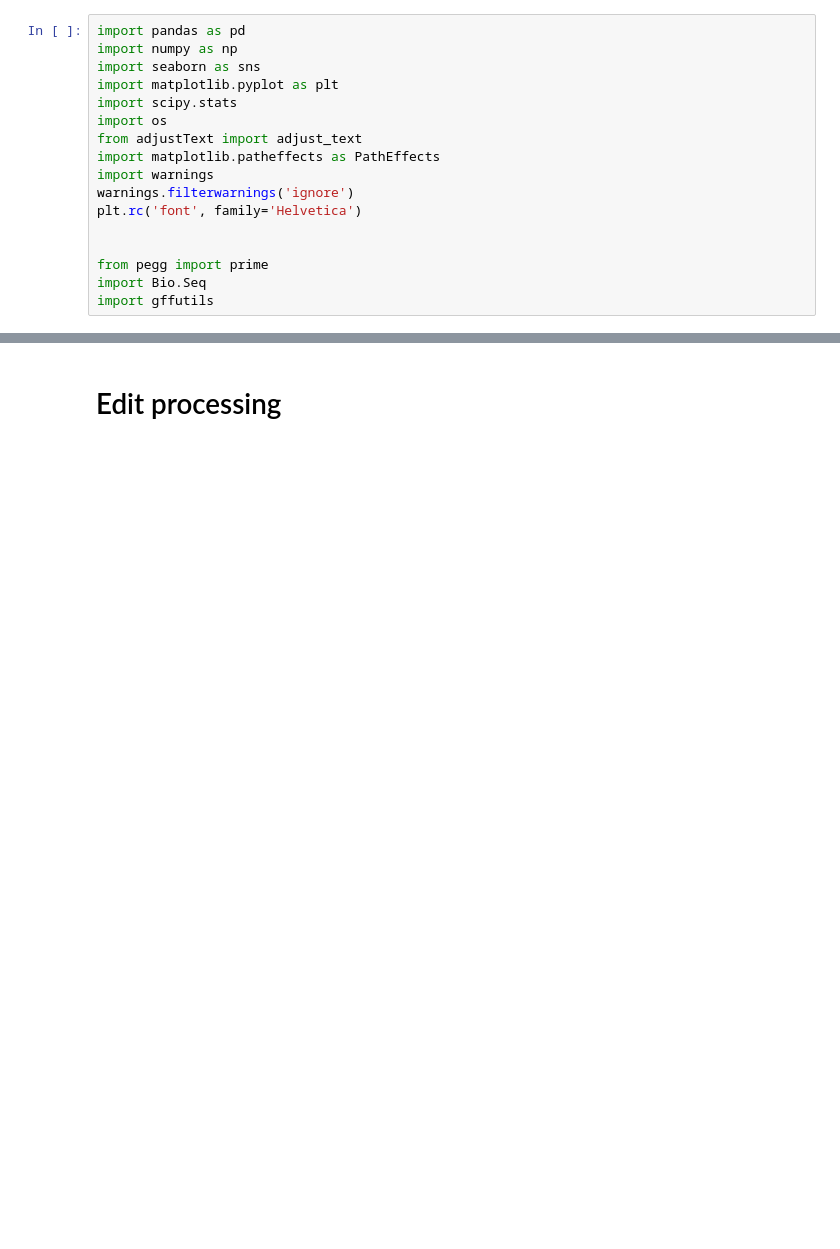
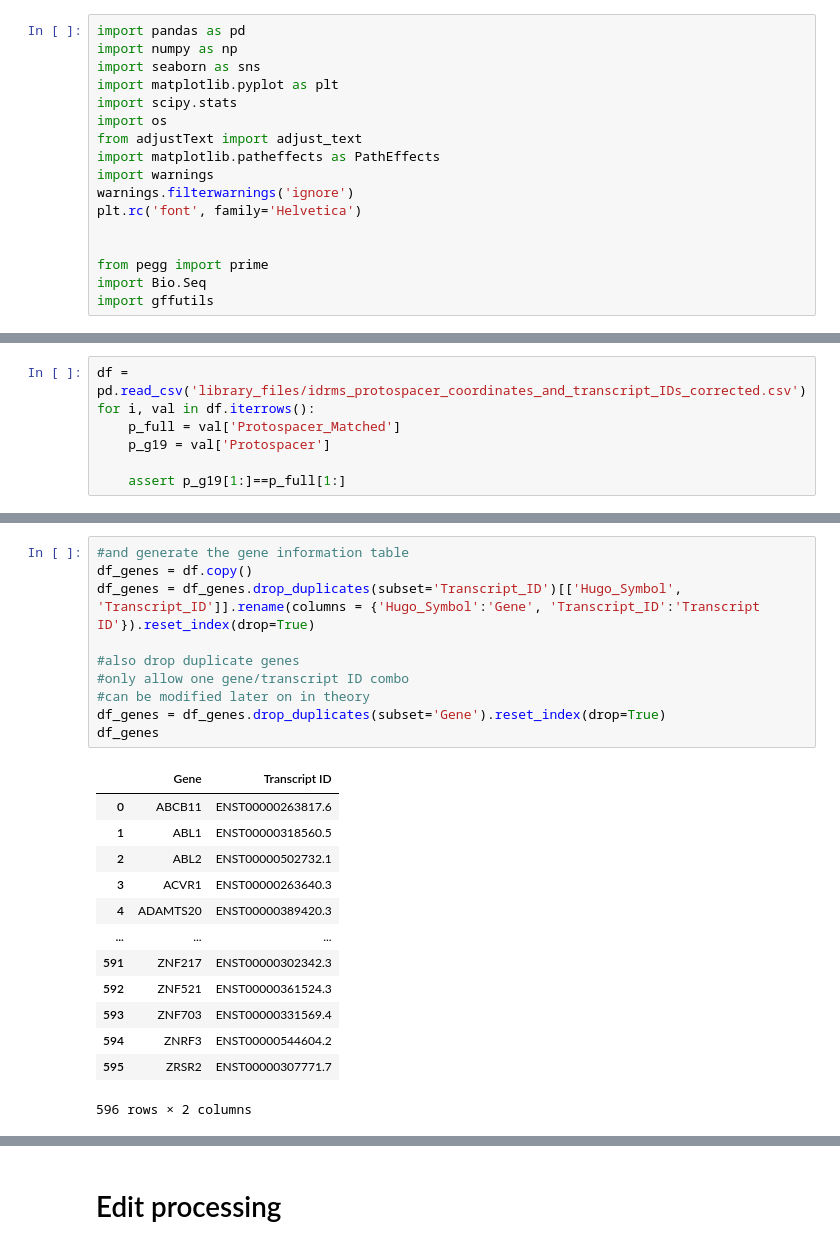
Before and after one commit to samgould2/sensor-analysis-protein-effects, a Jupyter notebook: sensor_HGVSp_pipeline.ipynb, the cells around one changed output, grey strips where cells are left out. Saved outputs shown, nothing was run; the diff lists cells and outputs as text; blank space fills up the shorter version.

```diff
--- a/sensor_HGVSp_pipeline.ipynb
+++ b/sensor_HGVSp_pipeline.ipynb
@@ -52,0 +65,7 @@ def tx_processor(tx):
+# %%
+df = pd.read_csv('library_files/idrms_protospacer_coordinates_and_transcript_IDs_corrected.csv')
+for i, val in df.iterrows():
+    p_full = val['Protospacer_Matched']
+    p_g19 = val['Protospacer']
+
+    assert p_g19[1:]==p_full[1:]
@@ -53 +96,25 @@ def tx_processor(tx):
+# %%
+#and generate the gene information table
+df_genes = df.copy()
+df_genes = df_genes.drop_duplicates(subset='Transcript_ID')[['Hugo_Symbol', 'Transcript_ID']].rename(columns = {'Hugo_Symbol':'Gene', 'Transcript_ID':'Transcript ID'}).reset_index(drop=True)
+
+#also drop duplicate genes
+#only allow one gene/transcript ID combo
+#can be modified later on in theory
+df_genes = df_genes.drop_duplicates(subset='Gene').reset_index(drop=True)
+df_genes
+# %% [output]
+|  | Gene | Transcript ID |
+| 0 | ABCB11 | ENST00000263817.6 |
+| 1 | ABL1 | ENST00000318560.5 |
+| 2 | ABL2 | ENST00000502732.1 |
+| 3 | ACVR1 | ENST00000263640.3 |
+| 4 | ADAMTS20 | ENST00000389420.3 |
+| ... | ... | ... |
+| 591 | ZNF217 | ENST00000302342.3 |
+| 592 | ZNF521 | ENST00000361524.3 |
+| 593 | ZNF703 | ENST00000331569.4 |
+| 594 | ZNRF3 | ENST00000544604.2 |
+| 595 | ZRSR2 | ENST00000307771.7 |
+596 rows × 2 columns
 # %%
```
Also changed, not shown: parts of 18 cells of this notebook, 9 other files.
